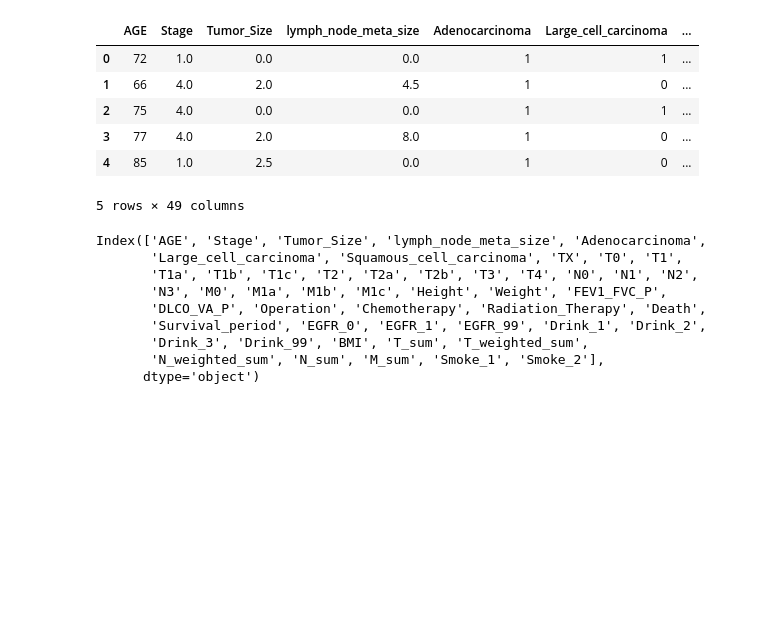
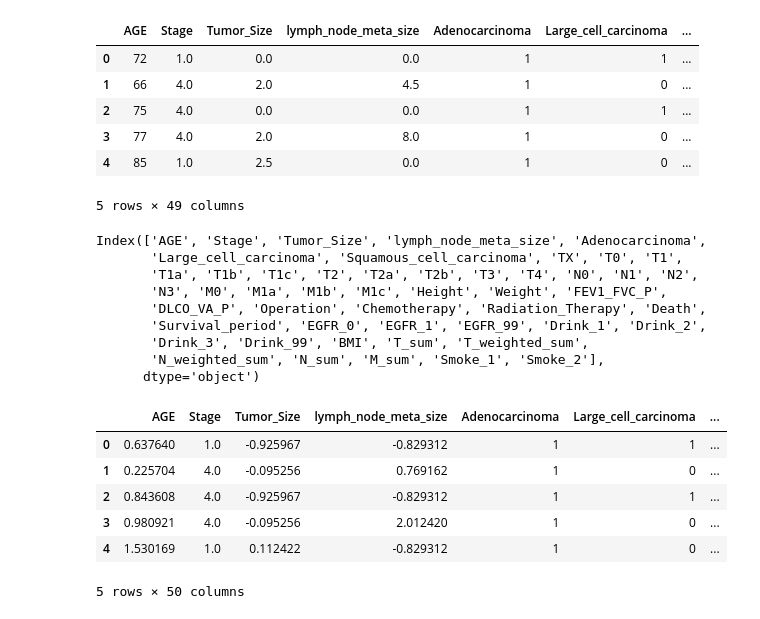
Before and after one commit to iam5027210/wassup_pj1, a Jupyter notebook: LungCancer.ipynb, the cells around one changed output. Cells and saved outputs as stored; diff of their text form; code cells hidden in the pictures; blank space fills up the shorter version.

Commit message:
train/ test 데이터 세트 분리

```diff
--- a/LungCancer.ipynb
+++ b/LungCancer.ipynb
@@ -181,3 +181,5 @@ Index(['AGE', 'Stage', 'Tumor_Size', 'lymph_node_meta_size', 'Adenocarcinoma',
        'Drink_3', 'Drink_99', 'BMI', 'T_sum', 'T_weighted_sum',
        'N_weighted_sum', 'N_sum', 'M_sum', 'Smoke_1', 'Smoke_2'],
       dtype='object')
+# %%
+df_train = df.iloc[0:10000]
@@ -183,0 +188,10 @@ Index(['AGE', 'Stage', 'Tumor_Size', 'lymph_node_meta_size', 'Adenocarcinoma',
+# %%
+df_train.head()
+# %% [output]
+|  | AGE | Stage | Tumor_Size | lymph_node_meta_size | Adenocarcinoma | Large_cell_carcinoma | ... |
+| 0 | 0.637640 | 1.0 | -0.925967 | -0.829312 | 1 | 1 | ... |
+| 1 | 0.225704 | 4.0 | -0.095256 | 0.769162 | 1 | 0 | ... |
+| 2 | 0.843608 | 4.0 | -0.925967 | -0.829312 | 1 | 1 | ... |
+| 3 | 0.980921 | 4.0 | -0.095256 | 2.012420 | 1 | 0 | ... |
+| 4 | 1.530169 | 1.0 | 0.112422 | -0.829312 | 1 | 0 | ... |
+5 rows × 50 columns
```
Also changed, not shown: parts of 1 cell of this notebook.
